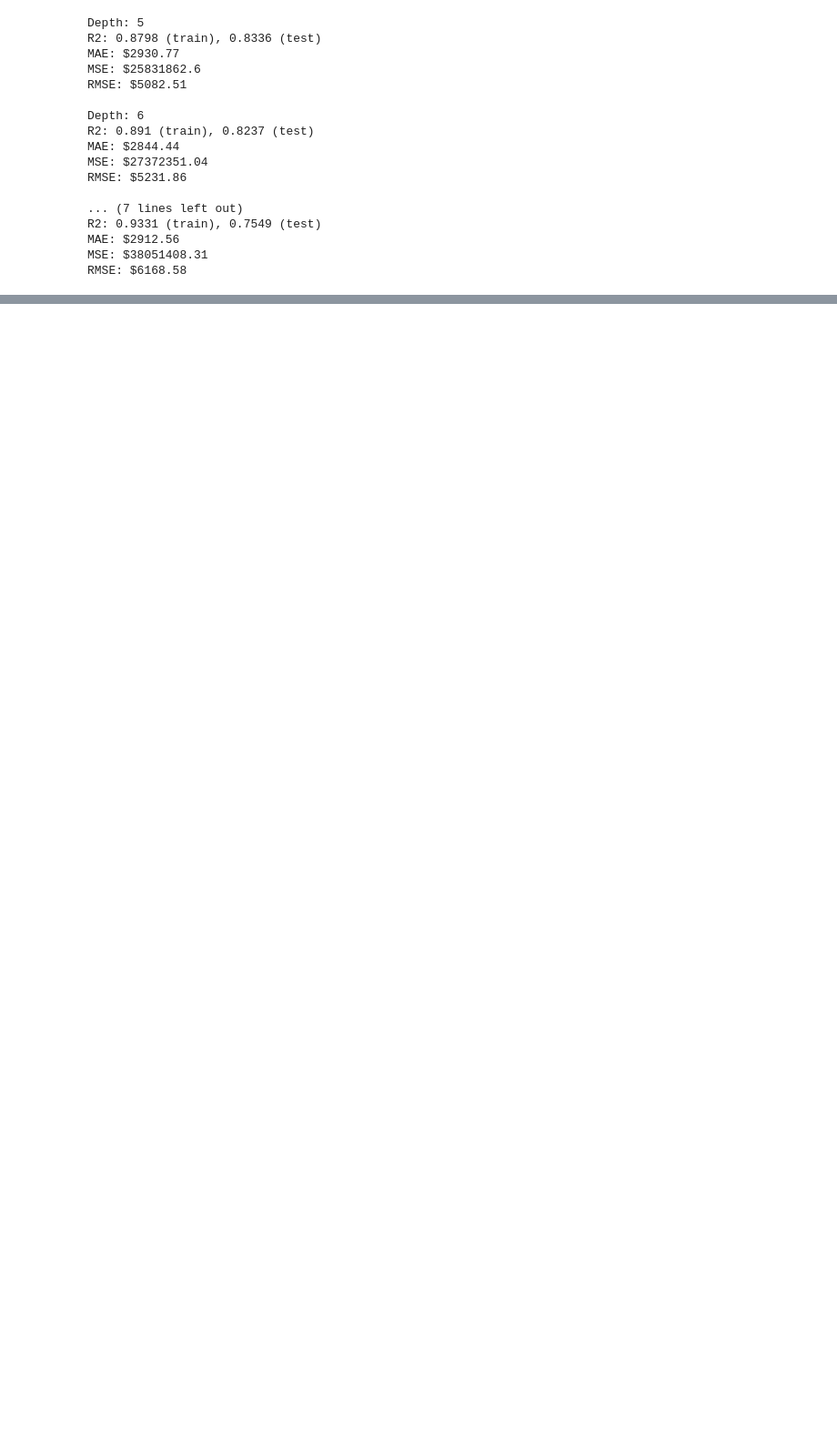
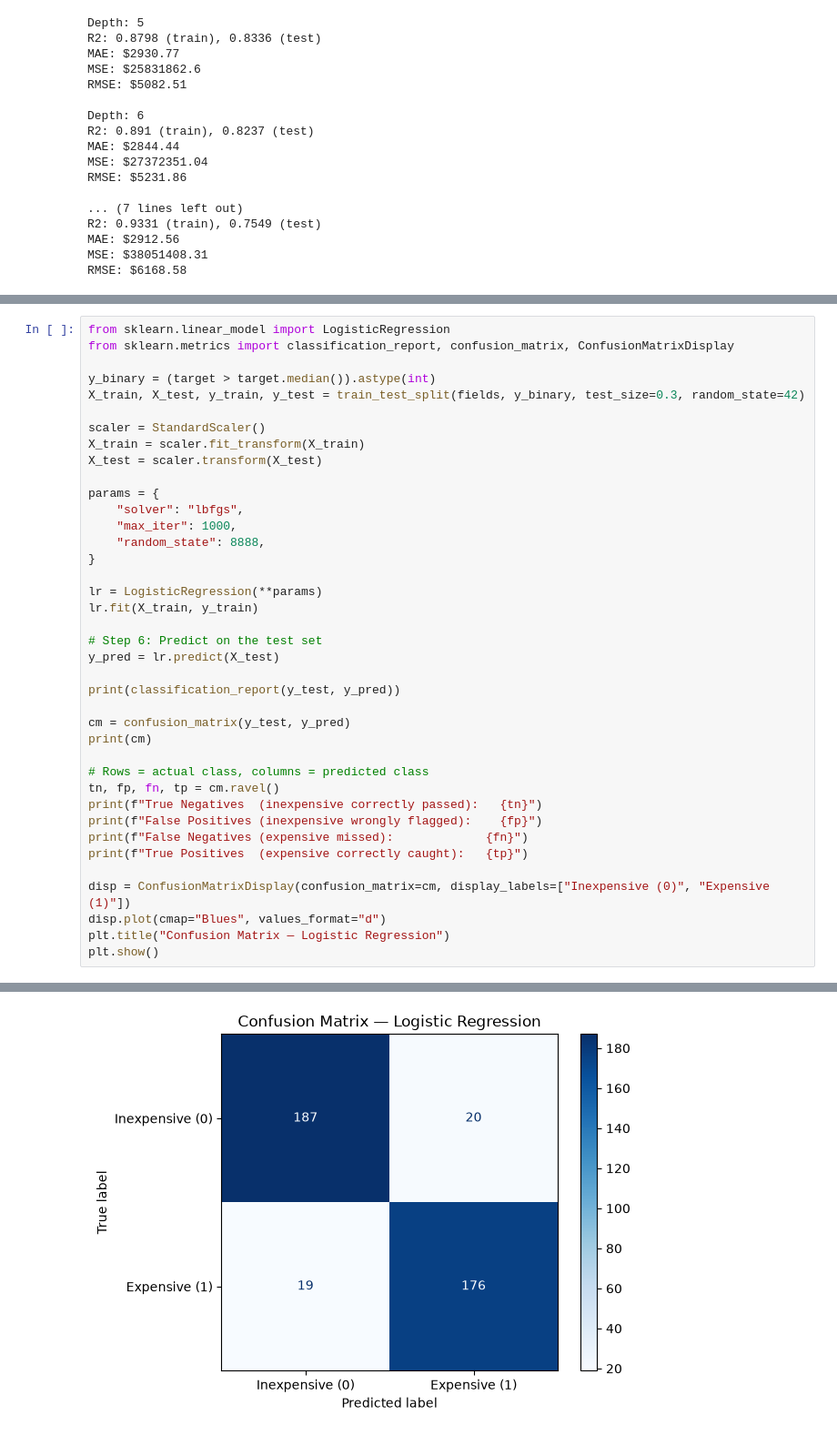
Before and after one commit to AnkithSVaidya/Machine-Learning, a Jupyter notebook: mini-2/mini.ipynb, the cells around one changed output, grey strips where cells are left out. Shown at 91% size. Cells and saved outputs as stored; diff of their text form; blank space fills up the shorter version.

```diff
--- a/mini-2/mini.ipynb
+++ b/mini-2/mini.ipynb
@@ -423,0 +427,40 @@ RMSE: $6168.58
+# %%
+from sklearn.linear_model import LogisticRegression
+from sklearn.metrics import classification_report, confusion_matrix, ConfusionMatrixDisplay
+
+y_binary = (target > target.median()).astype(int)
+X_train, X_test, y_train, y_test = train_test_split(fields, y_binary, test_size=0.3, random_state=42)
+
+scaler = StandardScaler()
+X_train = scaler.fit_transform(X_train)
+X_test = scaler.transform(X_test)
+
+params = {
+    "solver": "lbfgs",
+    "max_iter": 1000,
+    "random_state": 8888,
+}
+
+lr = LogisticRegression(**params)
+lr.fit(X_train, y_train)
+
+# Step 6: Predict on the test set
+y_pred = lr.predict(X_test)
+
+print(classification_report(y_test, y_pred))
+
+cm = confusion_matrix(y_test, y_pred)
+print(cm)
+
+# Rows = actual class, columns = predicted class
+tn, fp, fn, tp = cm.ravel()
+print(f"True Negatives  (inexpensive correctly passed):   {tn}")
+print(f"False Positives (inexpensive wrongly flagged):    {fp}")
+print(f"False Negatives (expensive missed):             {fn}")
+print(f"True Positives  (expensive correctly caught):   {tp}")
+
+disp = ConfusionMatrixDisplay(confusion_matrix=cm, display_labels=["Inexpensive (0)", "Expensive (1)"])
+disp.plot(cmap="Blues", values_format="d")
+plt.title("Confusion Matrix — Logistic Regression")
+plt.show()
+# %% [output]
@@ -423,0 +482 @@ RMSE: $6168.58
+[figure, added]
```
Also changed, not shown: parts of 3 cells of this notebook, 11 other files.
